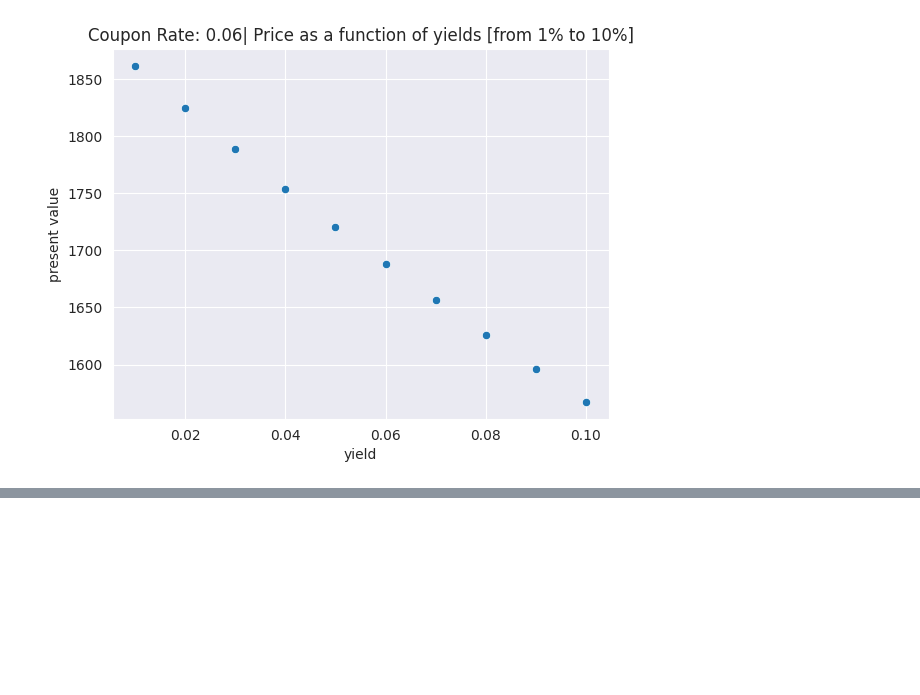
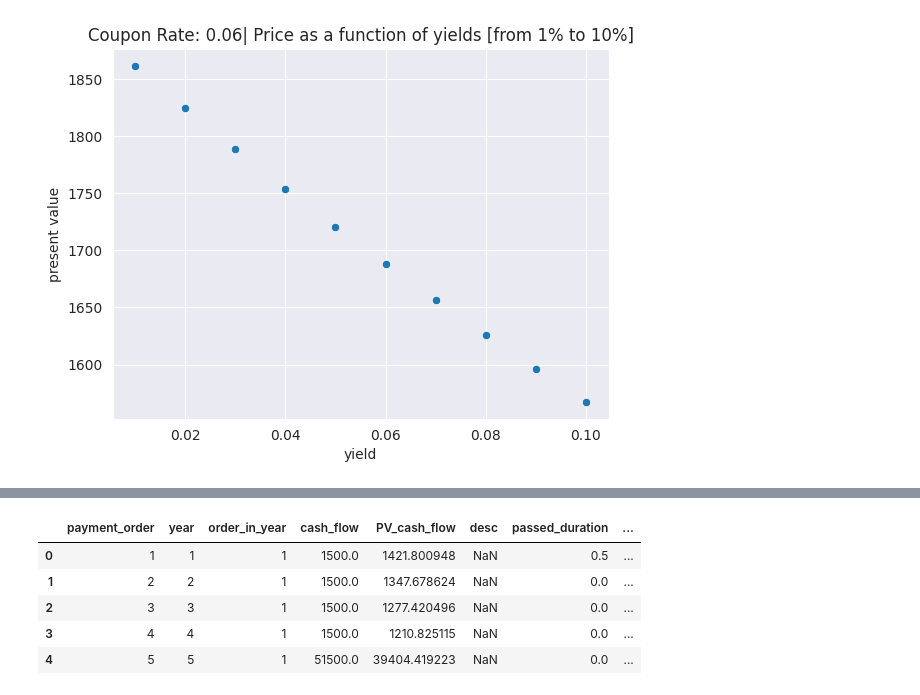
Before and after one commit to horasan/ml, a Jupyter notebook: R_LER_TREASURY_FIXED_INCOME_1.ipynb, the cells around one changed output, grey strips where cells are left out. Saved outputs shown, nothing was run; the diff lists cells and outputs as text; code cells hidden in the pictures; blank space fills up the shorter version.

```diff
--- a/R_LER_TREASURY_FIXED_INCOME_1.ipynb
+++ b/R_LER_TREASURY_FIXED_INCOME_1.ipynb
@@ -867,0 +876,23 @@ for c_r in coupon_rate:
+# %%
+off_coupon_bond = get_bond_lifecycle_with_frequency(face_value = 50000, coupon_rate = 3/100, duration_in_years = 5, frequency_per_year= 1)
+off_coupon_bond
+
+yield_1 = 5.5/100
+
+off_coupon_bond_pv = get_present_value_with_yield(face_value = 50000, coupon_rate = 3/100, duration_in_years = 5, frequency_per_year= 1, yield_rate = yield_1)
+off_coupon_bond_pv
+
+off_coupon_bond_pv["passed_duration"] = [0.5, 0,0,0,0]
+
+off_coupon_bond_pv["net_cash_flow"] = off_coupon_bond_pv.apply(lambda row: row["cash_flow"] * (1 - row["passed_duration"]), axis=1)
+off_coupon_bond_pv
+#print("Dirty Price:", off_coupon_bond_pv["net_pv"].sum())
+#print("Accured Interest:", off_coupon_bond_pv["cash_flow"].sum() - off_coupon_bond_pv["net_pv"].sum())
+#print("Clean Price:", off_coupon_bond_pv["cash_flow"].sum())
+# %% [output]
+|  | payment_order | year | order_in_year | cash_flow | PV_cash_flow | desc | passed_duration | ... |
+| 0 | 1 | 1 | 1 | 1500.0 | 1421.800948 | NaN | 0.5 | ... |
+| 1 | 2 | 2 | 1 | 1500.0 | 1347.678624 | NaN | 0.0 | ... |
+| 2 | 3 | 3 | 1 | 1500.0 | 1277.420496 | NaN | 0.0 | ... |
+| 3 | 4 | 4 | 1 | 1500.0 | 1210.825115 | NaN | 0.0 | ... |
+| 4 | 5 | 5 | 1 | 51500.0 | 39404.419223 | NaN | 0.0 | ... |
```
Also changed, not shown: parts of 5 cells of this notebook.
